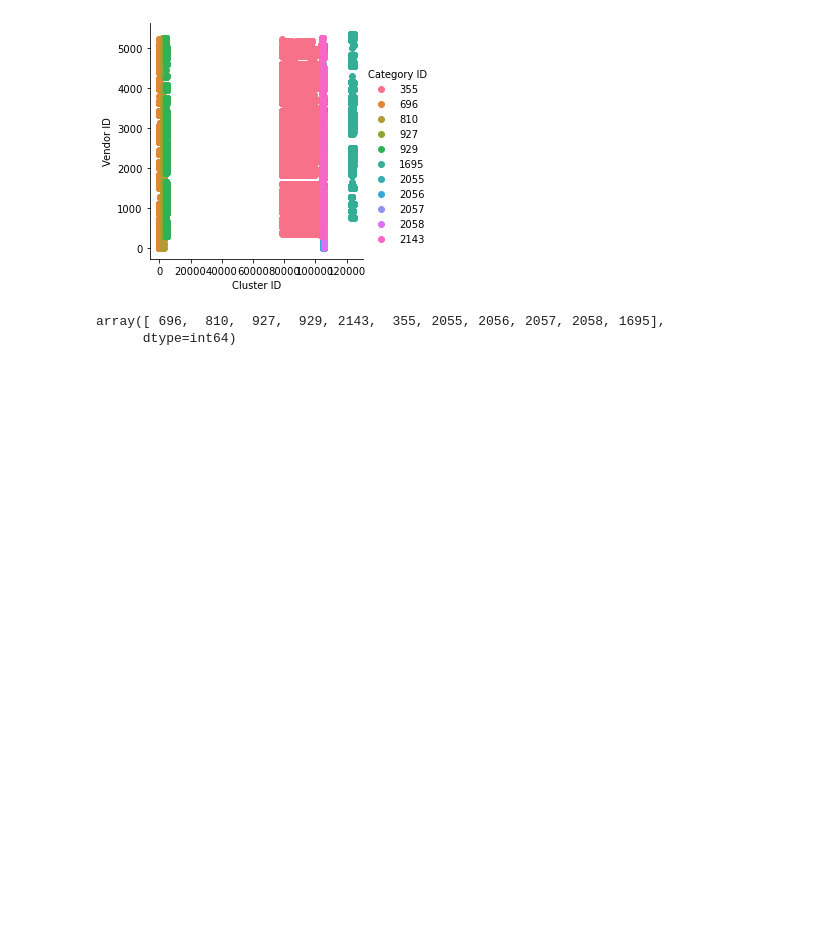
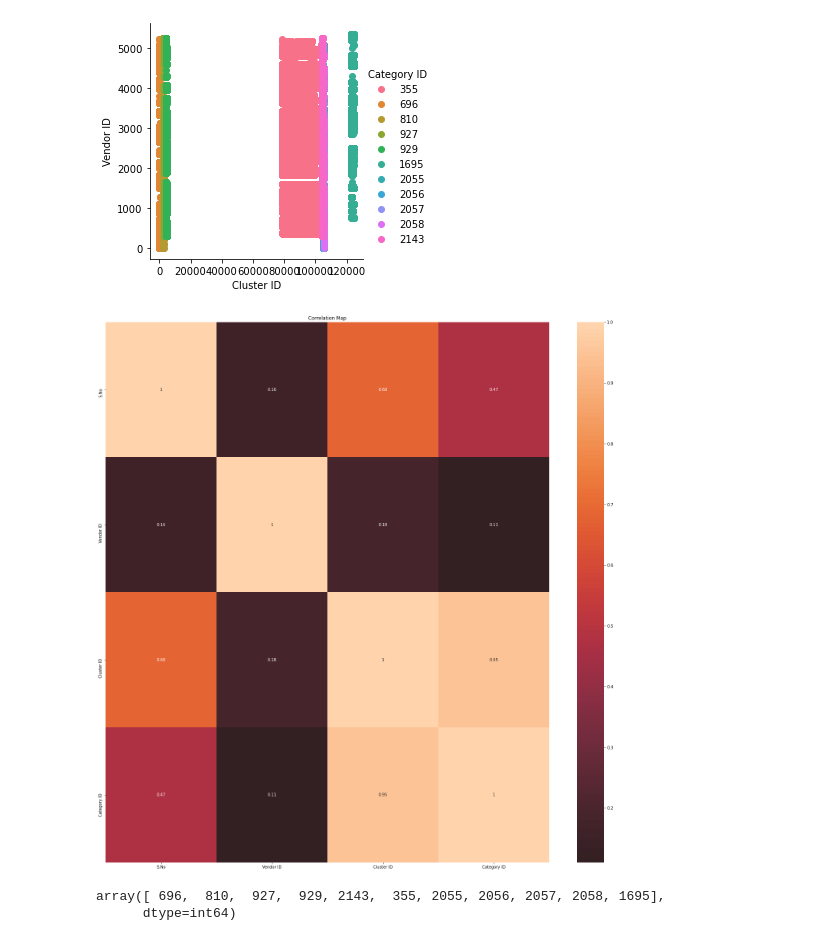
Before and after one commit to ArunitaYen/MachineLearning_Classification_Clustering_Regression, a Jupyter notebook: ProductClustering/Product Clustering.ipynb, the cells around one changed output. Saved outputs shown, nothing was run; the diff lists cells and outputs as text; code cells hidden in the pictures; blank space fills up the shorter version.

```diff
--- a/ProductClustering/Product Clustering.ipynb
+++ b/ProductClustering/Product Clustering.ipynb
@@ -46,6 +46,14 @@ sns.FacetGrid(df, hue="Category ID", height=4) \
    .add_legend();
 # %% [output]
 [figure]
+# %%
+import seaborn as sns
+plt.figure(figsize=(25,25))
+sns.heatmap(df.corr(), center=0, annot=True)
+plt.title("Correlation Map")
+plt.show()
+# %% [output]
+[figure, added]
 # %%
 df["Category ID"].unique()
 # %% [output]
```
Also changed, not shown: parts of 24 cells of this notebook.
